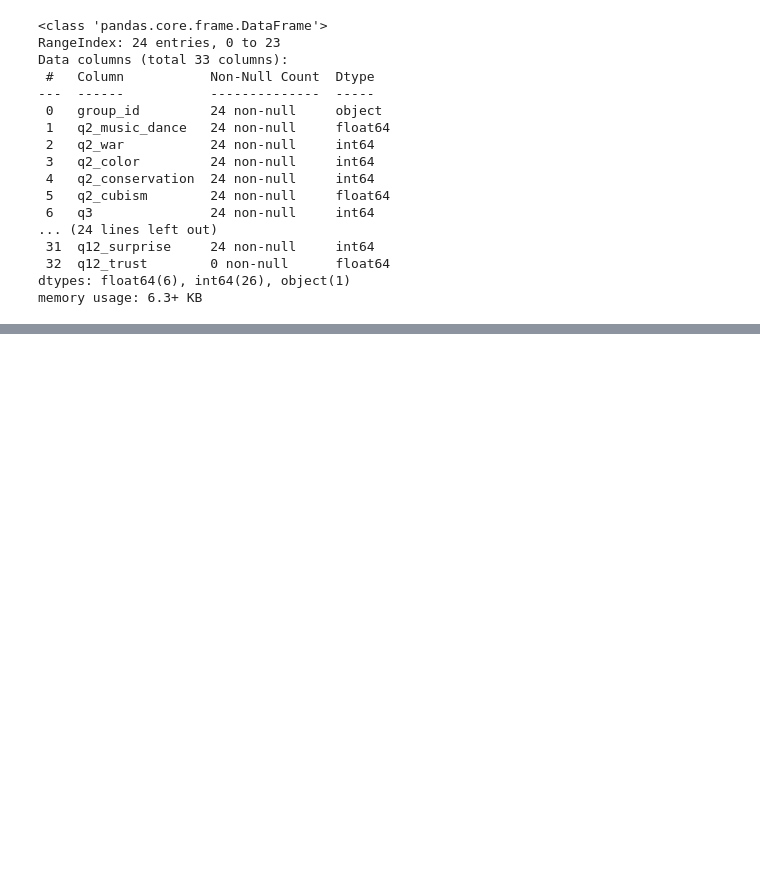
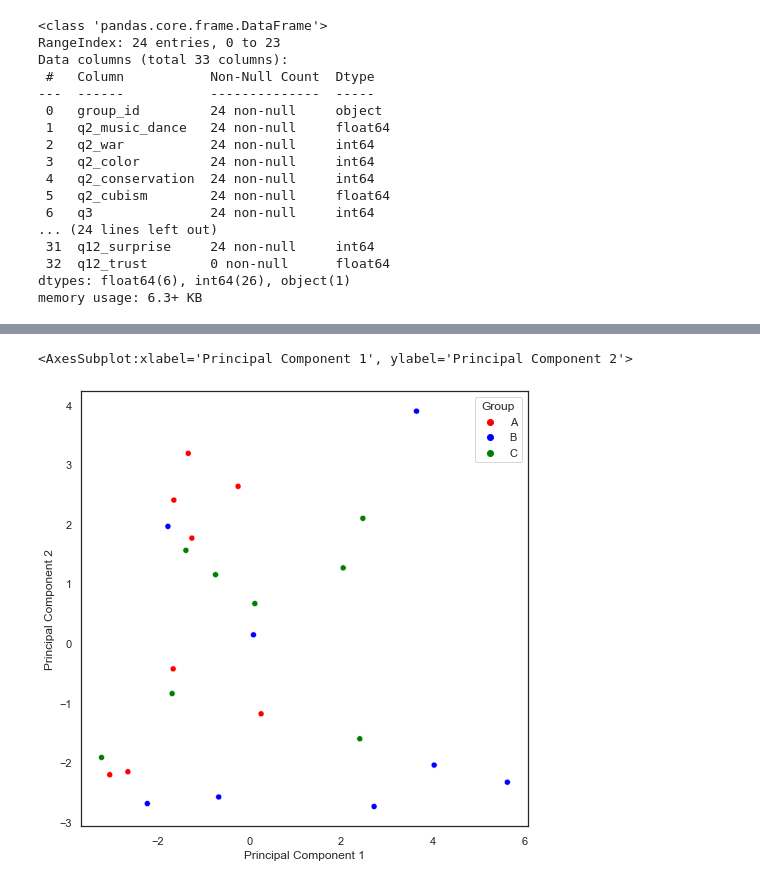
Before and after one commit to ManueleVeggi/mytisse, a Jupyter notebook: testing_sessions/230608_unibo/clustering.ipynb, the cells around one changed output, grey strips where cells are left out. Drawn from its saved outputs; the diff is of its cells as text; code cells hidden in the pictures; blank space fills up the shorter version.

Commit message:
Redo cluster with PCA

```diff
--- a/testing_sessions/230608_unibo/clustering.ipynb
+++ b/testing_sessions/230608_unibo/clustering.ipynb
@@ -62,0 +32,12 @@ plt.show()
+# %%
+from sklearn.preprocessing import StandardScaler
+import numpy as np
+
+# Pre-process the dataset
+group_column = mytisse_clust.iloc[:, 0]
+feature_columns = mytisse_clust.iloc[:, 1:]
+feature_columns.fillna(0, inplace=True)
+
+x = feature_columns.values
+x = StandardScaler().fit_transform(x) # normalizing the features
+np.mean(x),np.std(x)
@@ -62,0 +58,18 @@ plt.show()
+# %%
+from sklearn.decomposition import PCA
+
+pca_mytisse = PCA(n_components=2)
+principalComponents_mytisse = pca_mytisse.fit_transform(x)
+
+principal_mytisse_Df = pd.DataFrame(data = principalComponents_mytisse
+             , columns = ['principal component 1', 'principal component 2'])
+
+print('Explained variation per principal component: {}'.format(pca_mytisse.explained_variance_ratio_))
+
+mytisse_merged = pd.concat([group_column, principal_mytisse_Df], axis=1).rename(columns={
+    'principal component 1': 'Principal Component 1',
+    'principal component 2': 'Principal Component 2',
+    'group_id': 'Group'
+    })
+
+mytisse_merged
@@ -62,0 +95,9 @@ plt.show()
+# %%
+import seaborn as sns
+
+sns.set(rc={"figure.figsize":(8, 8)})
+sns.set_theme(style="white")
+sns.scatterplot(data=mytisse_merged, x='Principal Component 1', y='Principal Component 2', hue='Group', palette = {'A': 'red', 'B': 'blue', 'C': 'green'})
+# %% [output]
+<AxesSubplot:xlabel='Principal Component 1', ylabel='Principal Component 2'>
+[figure, added]
```
Also changed, not shown: parts of 6 cells of this notebook.
